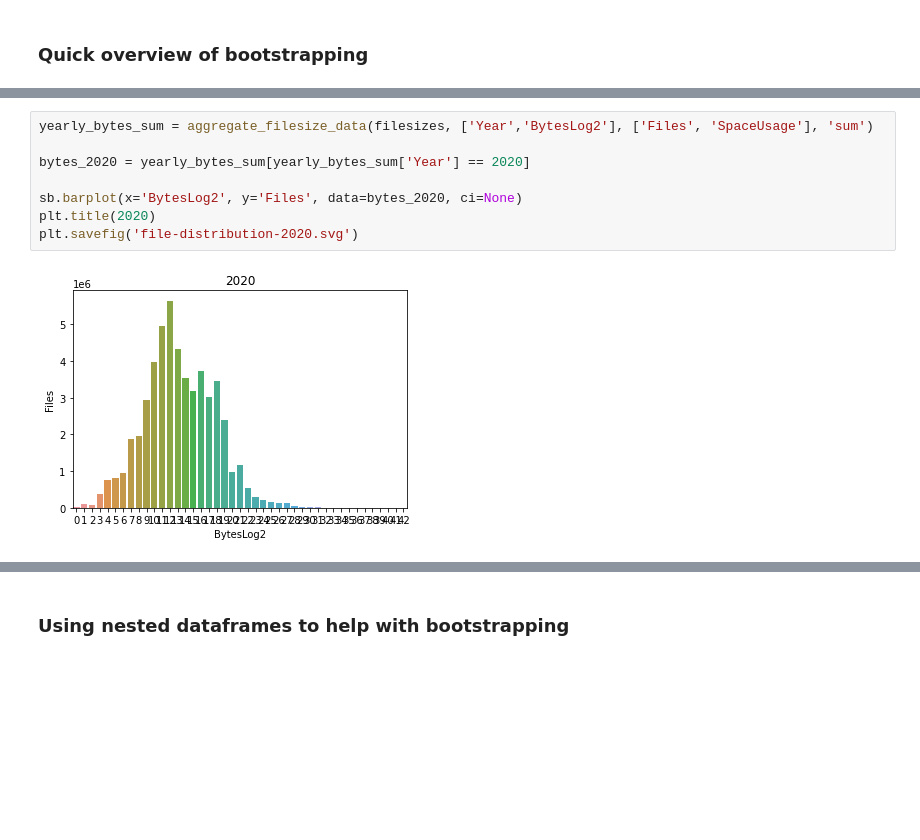
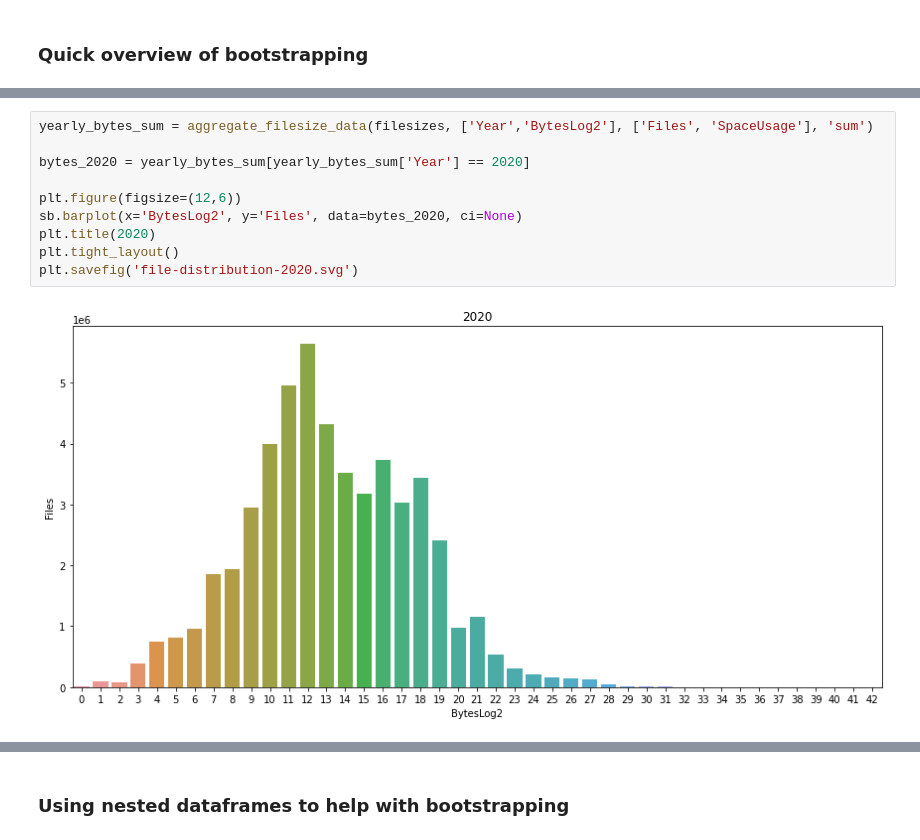
Before and after one commit to AaltoSciComp/data-analysis-workflows-course, a Jupyter notebook: python_exercises/ch3-python-lecture.ipynb, the cells around one changed output, grey strips where cells are left out. Saved outputs shown, nothing was run; the diff lists cells and outputs as text; blank space fills up the shorter version.

```diff
--- a/python_exercises/ch3-python-lecture.ipynb
+++ b/python_exercises/ch3-python-lecture.ipynb
@@ -181,10 +187,12 @@ newfiles_yearly_sum2.head()
 # %%
 yearly_bytes_sum = aggregate_filesize_data(filesizes, ['Year','BytesLog2'], ['Files', 'SpaceUsage'], 'sum')
 
 bytes_2020 = yearly_bytes_sum[yearly_bytes_sum['Year'] == 2020]
 
+plt.figure(figsize=(12,6))
 sb.barplot(x='BytesLog2', y='Files', data=bytes_2020, ci=None)
 plt.title(2020)
+plt.tight_layout()
 plt.savefig('file-distribution-2020.svg')
 # %% [output]
-[figure, old version]
+[figure, new version]
```
Also changed, not shown: parts of 18 cells of this notebook, 2 other files.
